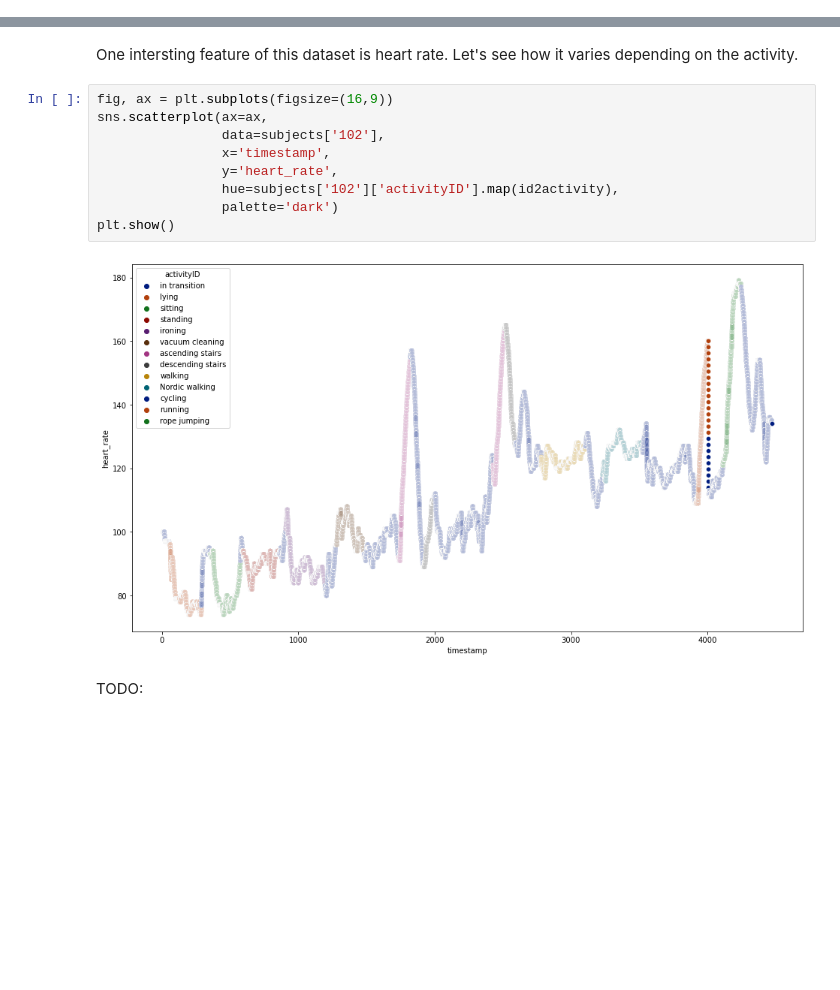
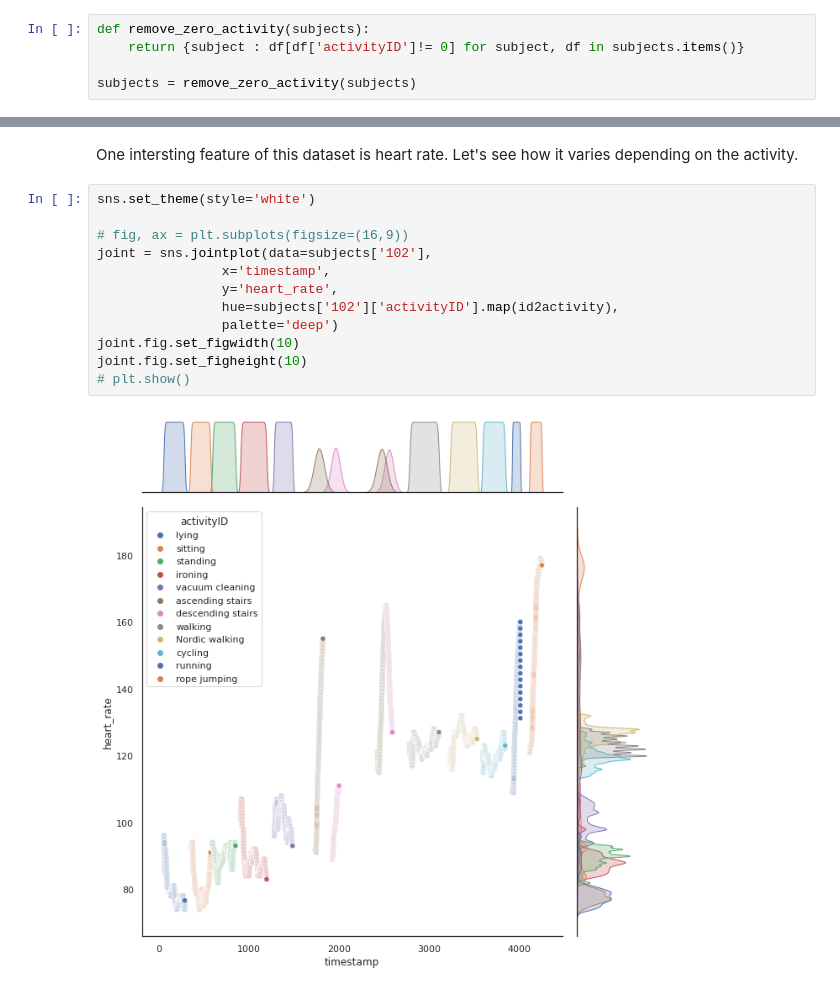
Before and after one commit to chendoy/time-series-pamap2-tf, a Jupyter notebook: workshop_ass2.ipynb, the cells around one changed output, grey strips where cells are left out. Drawn from its saved outputs; the diff is of its cells as text; blank space fills up the shorter version.

```diff
--- a/workshop_ass2.ipynb
+++ b/workshop_ass2.ipynb
@@ -83,3 +86,8 @@ id2activity = {
+# %%
+def remove_zero_activity(subjects):
+    return {subject : df[df['activityID']!= 0] for subject, df in subjects.items()}
+
+subjects = remove_zero_activity(subjects)
 # %% [markdown]
 According to the dataset documentation, some missing values (NaNs) are present due to wireless communication dropping or due to problems with hardware setup. We will perform data imputation to fill those missing values.
 # %%
@@ -114,15 +140,16 @@ Subject 109 has 8477 samples
 # %% [markdown]
 One intersting feature of this dataset is heart rate. Let's see how it varies depending on the activity.
 # %%
-fig, ax = plt.subplots(figsize=(16,9))
-sns.scatterplot(ax=ax,
-                data=subjects['102'],
+sns.set_theme(style='white')
+
+# fig, ax = plt.subplots(figsize=(16,9))
+joint = sns.jointplot(data=subjects['102'],
                 x='timestamp',
                 y='heart_rate',
                 hue=subjects['102']['activityID'].map(id2activity),
-                palette='dark')
-plt.show()
+                palette='deep')
+joint.fig.set_figwidth(10)
+joint.fig.set_figheight(10)
+# plt.show()
 # %% [output]
-[figure, old version]
+[figure, new version]
-# %% [markdown]
-TODO:
```
Also changed, not shown: parts of 16 cells of this notebook.
